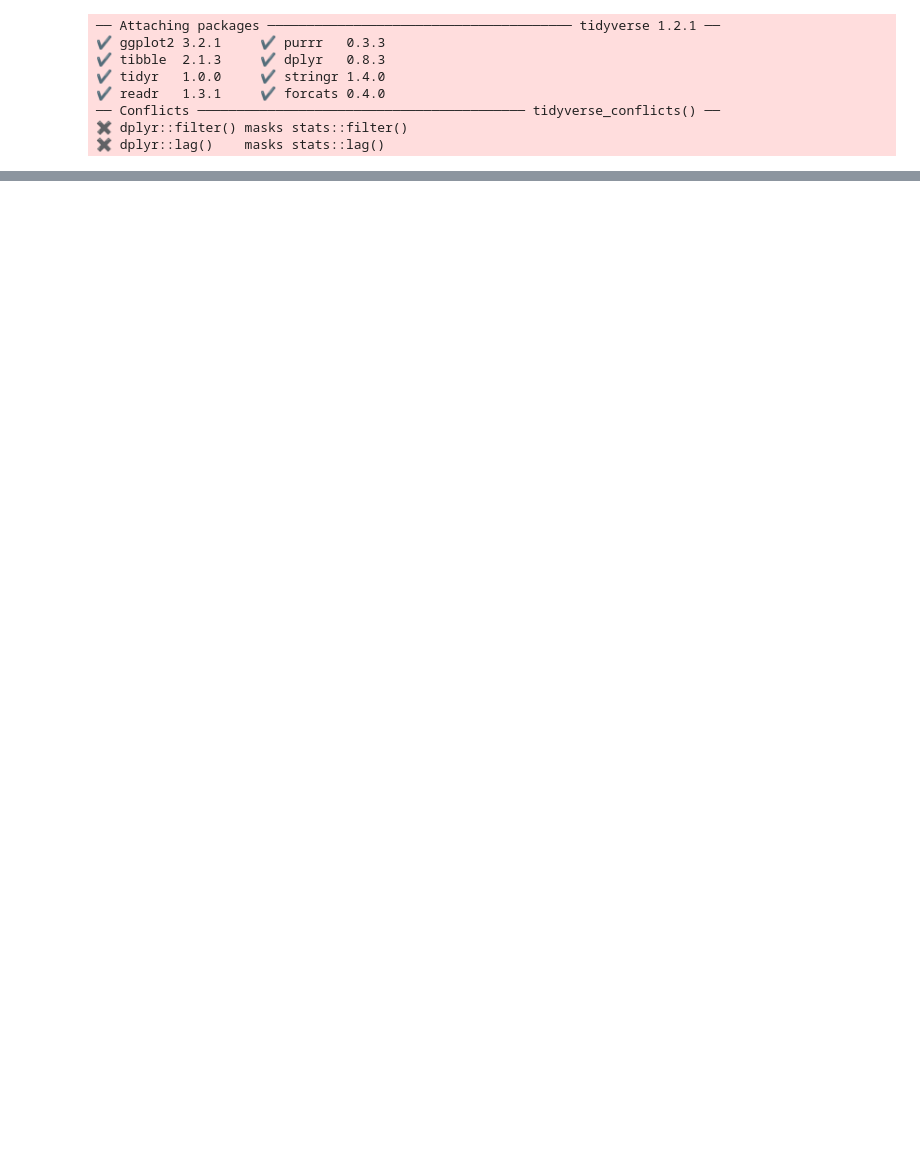
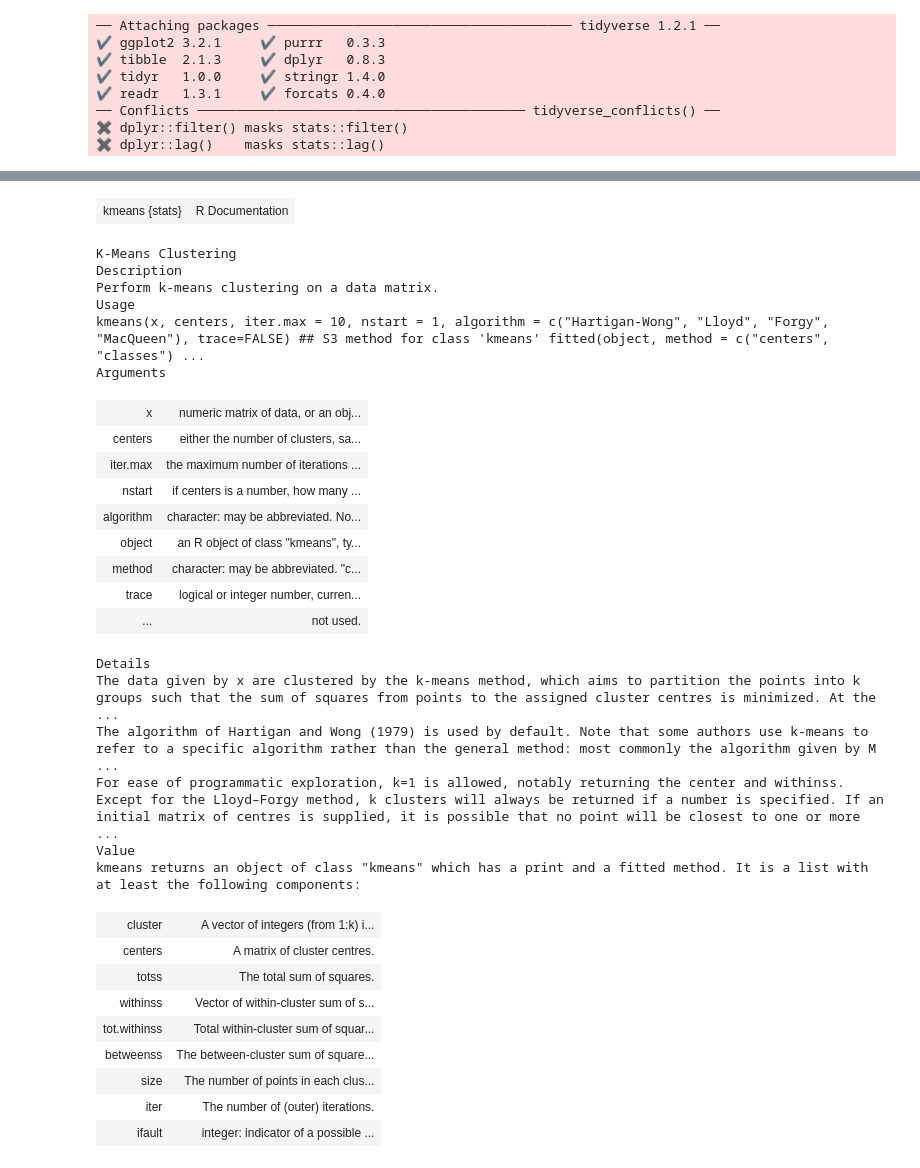
Before and after one commit to UBC-MDS/-DSCI_524_team_Cauchy_Kmeans_R, a Jupyter notebook: test.ipynb, the cells around one changed output, grey strips where cells are left out. Saved outputs shown, nothing was run; the diff lists cells and outputs as text; code cells hidden in the pictures; blank space fills up the shorter version.

```diff
--- a/test.ipynb
+++ b/test.ipynb
@@ -99,0 +131,35 @@ ggplot(df_results, aes(x=x, y=y, color=labels)) +
+# %%
+help(kmeans)
+# %% [output]
+| kmeans {stats} | R Documentation |
+K-Means Clustering
+Description
+Perform k-means clustering on a data matrix.
+Usage
+kmeans(x, centers, iter.max = 10, nstart = 1, algorithm = c("Hartigan-Wong", "Lloyd", "Forgy", "MacQueen"), trace=FALSE) ## S3 method for class 'kmeans' fitted(object, method = c("centers", "classes") ...
+Arguments
+| x | numeric matrix of data, or an obj... |
+| centers | either the number of clusters, sa... |
+| iter.max | the maximum number of iterations ... |
+| nstart | if centers is a number, how many ... |
+| algorithm | character: may be abbreviated. No... |
+| object | an R object of class "kmeans", ty... |
+| method | character: may be abbreviated. "c... |
+| trace | logical or integer number, curren... |
+| ... | not used. |
+Details
+The data given by x are clustered by the k-means method, which aims to partition the points into k groups such that the sum of squares from points to the assigned cluster centres is minimized. At the  ...
+The algorithm of Hartigan and Wong (1979) is used by default. Note that some authors use k-means to refer to a specific algorithm rather than the general method: most commonly the algorithm given by M ...
+For ease of programmatic exploration, k=1 is allowed, notably returning the center and withinss.
+Except for the Lloyd–Forgy method, k clusters will always be returned if a number is specified. If an initial matrix of centres is supplied, it is possible that no point will be closest to one or more ...
+Value
+kmeans returns an object of class "kmeans" which has a print and a fitted method. It is a list with at least the following components:
+| cluster | A vector of integers (from 1:k) i... |
+| centers | A matrix of cluster centres. |
+| totss | The total sum of squares. |
+| withinss | Vector of within-cluster sum of s... |
+| tot.withinss | Total within-cluster sum of squar... |
+| betweenss | The between-cluster sum of square... |
+| size | The number of points in each clus... |
+| iter | The number of (outer) iterations. |
+| ifault | integer: indicator of a possible ... |
```
Also changed, not shown: parts of 8 cells of this notebook, 2 other files.
